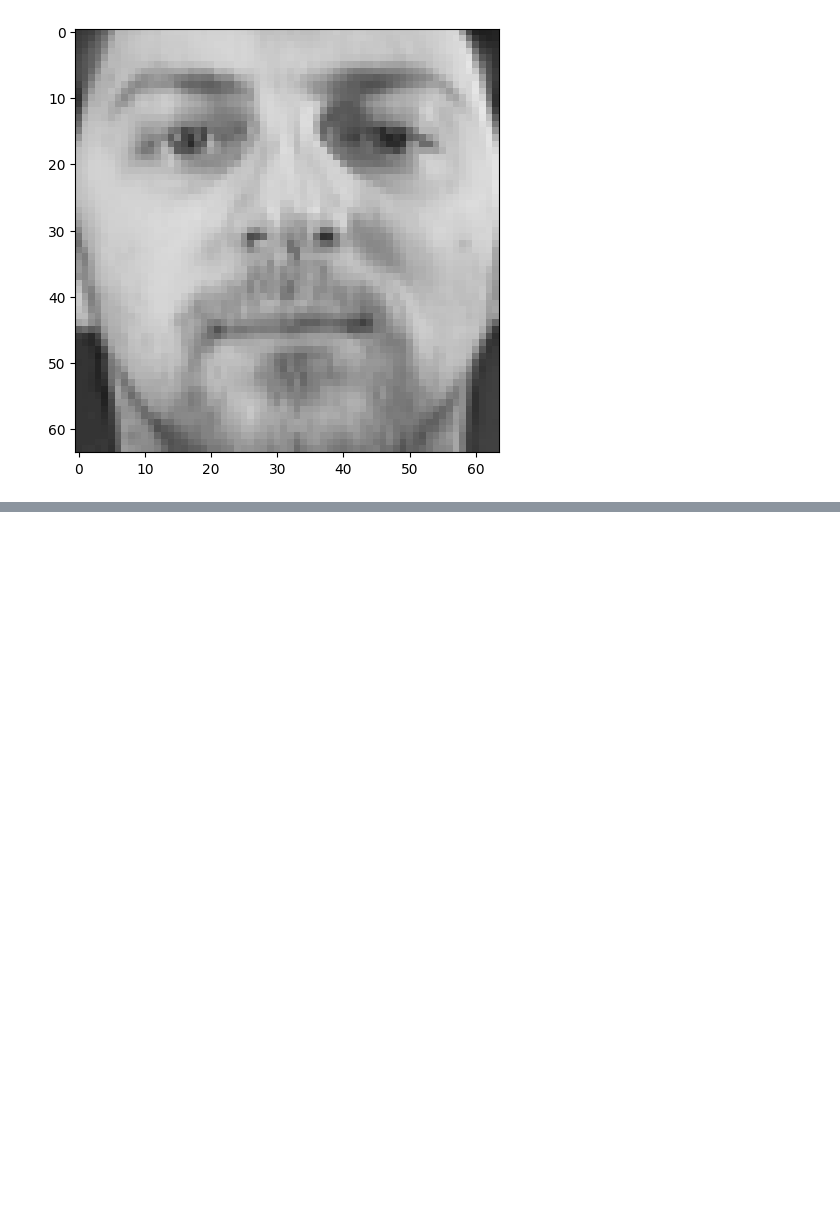
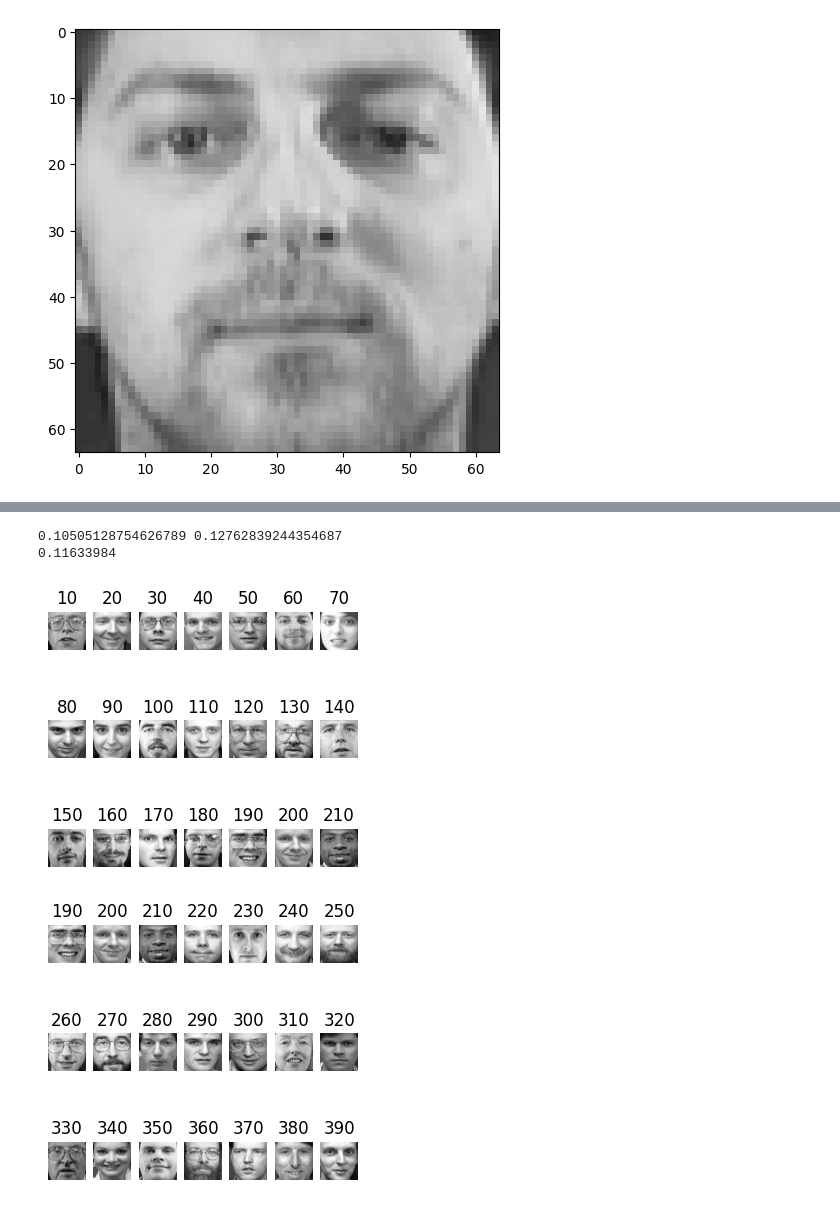
Before and after one commit to ThomasTorres2024/CSC_461_Project, a Jupyter notebook: Eigenfaces_CSC_461.ipynb, the cells around one changed output, grey strips where cells are left out. Cells and saved outputs as stored; diff of their text form; code cells hidden in the pictures; blank space fills up the shorter version.

```diff
--- a/Eigenfaces_CSC_461.ipynb
+++ b/Eigenfaces_CSC_461.ipynb
@@ -45,0 +292,59 @@ np.save('eigen_faces_dataset.npy', np_image_set)
+# %%
+
+y=np.load("./eigen_faces_labels.npy",allow_pickle=True)
+silhou_score=[]
+ITERATIONS : int = 9
+for i in range(ITERATIONS):
+    file_name : str = f"eigen_faces_localmap_embedding{i}.npy"
+
+    # load the dataset
+    embedding = np.load(file_name)
+    # calculate the silhouette score
+    silhou_score.append(silhouette_score(embedding, y))
+
+mean_score = np.mean(silhou_score)
+std_score = np.std(silhou_score, ddof=1) # ddof=1 for sample standard deviation
+n = len(silhou_score)
+
+# Calculate standard error of the mean
+sem = std_score / np.sqrt(n)
+confidence_level = 0.95
+lower_bound, upper_bound = norm.interval(confidence_level, loc=mean_score, scale=sem)
+print(lower_bound, upper_bound)
+print(mean_score)
+# %% [output]
+0.10505128754626789 0.12762839244354687
+0.11633984
+# %%
+"""Produces a visualization of faces from the dataset"""
+def render_faces(imgs, len : int, width : int,k) -> None:
+
+    #create figure
+    fig, axes = plt.subplots(len, width, figsize=(4, 4))
+
+    img_idx:int=67
+
+    #assign image at each step, give the id of the image
+    for i in range(len):
+        for j in range(width):
+            loaded_img = imgs[k]
+            img_idx+=1
+
+            # Display the image on the axes
+            axes[i][j].imshow(loaded_img, cmap='gray') # 'cmap' specifies the colormap, 'gray' is common for grayscale images
+
+            # Optional: Add a title to the plot
+            axes[i][j].set_title(f'{k}')
+
+            # Optional: Remove axis ticks for cleaner image display
+            axes[i][j].axis('off')
+            k+=10
+
+    #render the figure
+    plt.show()
+
+render_faces(image_set,3,7,10)
+render_faces(image_set,3,7,190)
+# %% [output]
+[figure, added]
+[figure, added]
```
Also changed, not shown: parts of 8 cells of this notebook.
